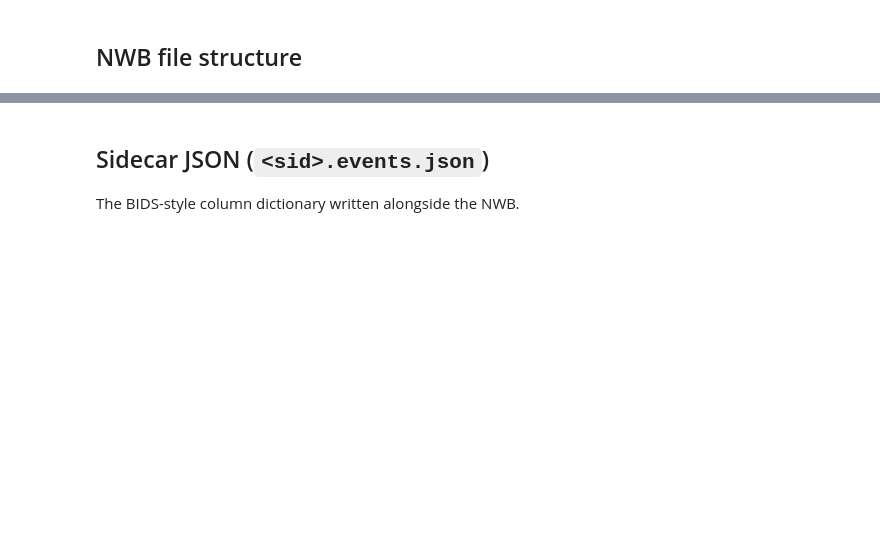
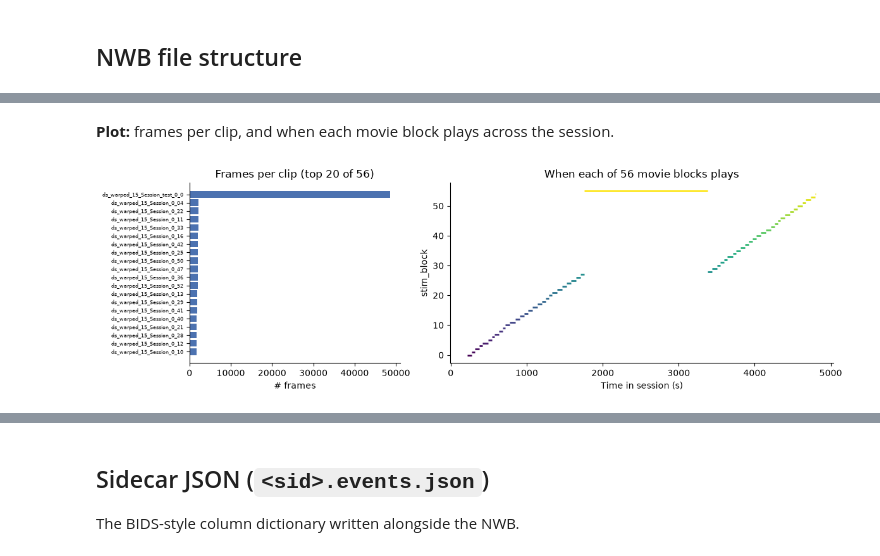
Before and after one commit to AllenNeuralDynamics/change_detection_nwb_with_HED_tags, a Jupyter notebook: code/sweepstim_packaging/inspect_sweepstim_nwb.ipynb, the cells around one changed output, grey strips where cells are left out. Cells and saved outputs as stored; diff of their text form; code cells hidden in the pictures; blank space fills up the shorter version.

```diff
--- a/code/sweepstim_packaging/inspect_sweepstim_nwb.ipynb
+++ b/code/sweepstim_packaging/inspect_sweepstim_nwb.ipynb
@@ -114,5 +105,5 @@ NWB: /results/1414269789.nwb  (14.3 MB)
 # %%
-io = NWBHDF5IO(str(NWB_PATH), 'r', load_namespaces=True)
+io = NWBZarrIO(str(NWB_PATH), 'r', load_namespaces=True)
 nwb = io.read()
 print(f'Session description : {nwb.session_description}')
 print(f'Session start time  : {nwb.session_start_time}')
@@ -445,24 +275,0 @@ normalize it; `dx` is the raw per-sample angular change.
-# %%
-v_sig = np.asarray(nwb.acquisition['v_sig'].data[:])
-v_in = np.asarray(nwb.acquisition['v_in'].data[:])
-dx = np.asarray(run['dx'].data[:])
-dx_t = np.asarray(run['dx'].timestamps[:])
-
-fig, axes = plt.subplots(3, 1, figsize=(12, 4.5), sharex=True)
-axes[0].plot(dx_t, v_sig, color='#8172B3', lw=0.4)
-axes[0].set_ylabel('v_sig (V)'); axes[0].set_title('Raw encoder signals')
-axes[1].plot(dx_t, v_in, color='#55A868', lw=0.4)
-axes[1].set_ylabel('v_in (V)')
-axes[2].plot(dx_t, dx, color='#DD8452', lw=0.4)
-axes[2].set_ylabel('dx'); axes[2].set_xlabel('Time (s)')
-axes[2].set_xlim(dx_t[0], dx_t[-1])
-for a in axes:
-    for s_ in ('top', 'right'):
-        a.spines[s_].set_visible(False)
-plt.tight_layout(); plt.show()
-
-print(f'v_sig range: [{np.nanmin(v_sig):.2f}, {np.nanmax(v_sig):.2f}] V')
-print(f'v_in  range: [{np.nanmin(v_in):.2f}, {np.nanmax(v_in):.2f}] V')
-print(f'running timestamps vs stimulus span: '
-      f'run [{dx_t[0]:.1f}, {dx_t[-1]:.1f}] s vs '
-      f'stim [{sp["start_time"].min():.1f}, {sp["stop_time"].max():.1f}] s')
@@ -584,0 +323,23 @@ All consistency checks passed.
+# %% [markdown]
+**Plot:** frames per clip, and when each movie block plays across the session.
+# %%
+fig, (ax0, ax1) = plt.subplots(1, 2, figsize=(12, 3.8), gridspec_kw={'width_ratios': [1.1, 2.0]})
+counts = sp['epoch_name'].value_counts()
+show = counts.head(20)
+ax0.barh(range(len(show)), show.values, color='#4C72B0')
+ax0.set_yticks(range(len(show))); ax0.set_yticklabels(show.index, fontsize=6)
+ax0.invert_yaxis(); ax0.set_xlabel('# frames')
+ax0.set_title(f'Frames per clip (top 20 of {len(counts)})')
+blocks = sorted(sp['stim_block'].unique())
+cmap = plt.cm.viridis(np.linspace(0, 1, max(len(blocks), 1)))
+for i, b in enumerate(blocks):
+    r = sp[sp['stim_block'] == b]
+    ax1.hlines(i, r['start_time'].min(), r['stop_time'].max(), color=cmap[i], lw=2)
+ax1.set_xlabel('Time in session (s)'); ax1.set_ylabel('stim_block')
+ax1.set_title(f'When each of {len(blocks)} movie blocks plays')
+for a in (ax0, ax1):
+    for s_ in ('top', 'right'):
+        a.spines[s_].set_visible(False)
+plt.tight_layout(); plt.show()
+# %% [output]
+[figure, added]
```
Also changed, not shown: parts of 57 cells of this notebook, 4 other files.
